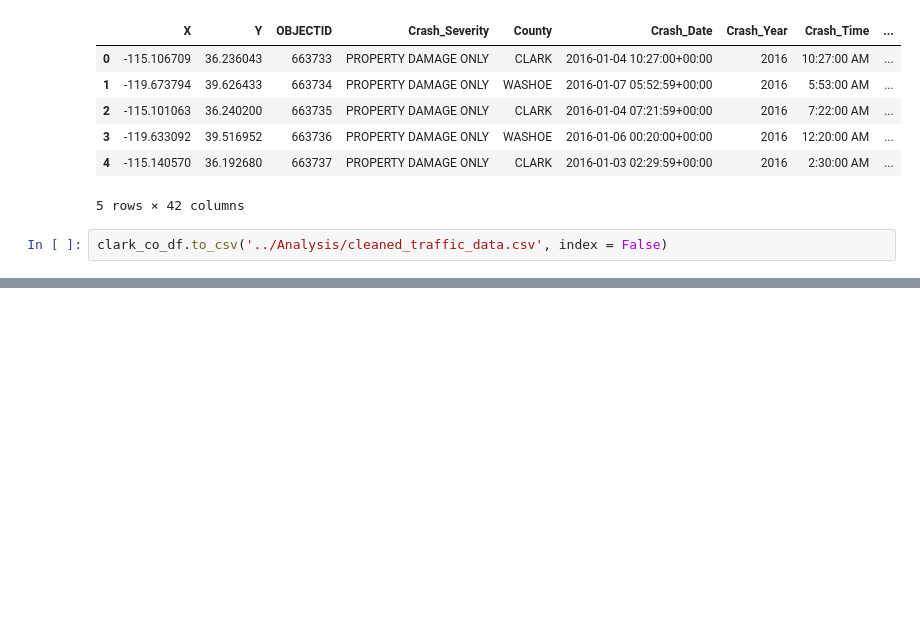
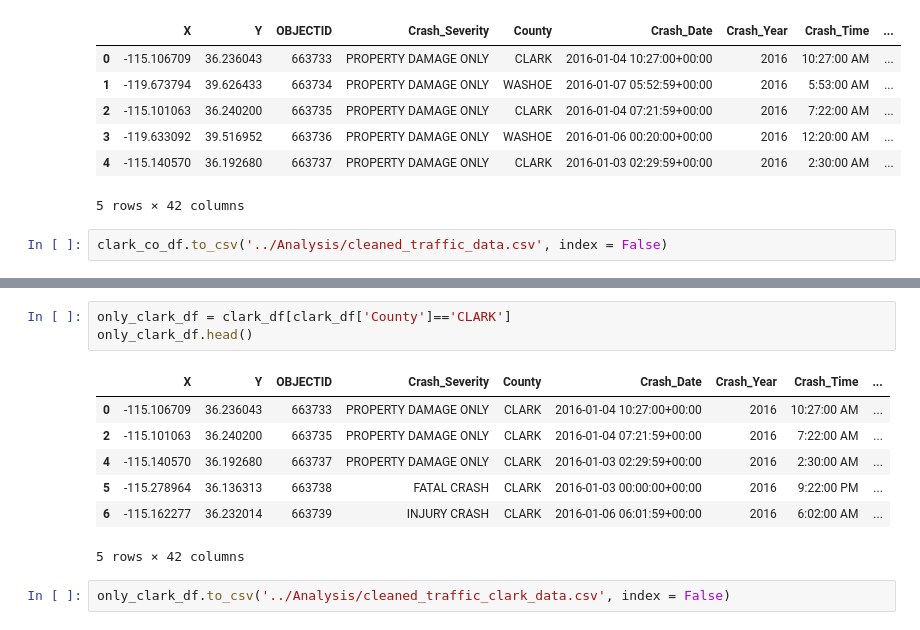
Before and after one commit to JGarza4903/Traffic_Analysis, a Jupyter notebook: Transformations/Nevada_traffic_cleanup.ipynb, the cells around one changed output, grey strips where cells are left out. Cells and saved outputs as stored; diff of their text form; blank space fills up the shorter version.

```diff
--- a/Transformations/Nevada_traffic_cleanup.ipynb
+++ b/Transformations/Nevada_traffic_cleanup.ipynb
@@ -453,0 +494,13 @@ clark_co_df.to_csv('../Analysis/cleaned_traffic_data.csv', index = False)
+# %%
+only_clark_df = clark_df[clark_df['County']=='CLARK']
+only_clark_df.head()
+# %% [output]
+|  | X | Y | OBJECTID | Crash_Severity | County | Crash_Date | Crash_Year | Crash_Time | ... |
+| 0 | -115.106709 | 36.236043 | 663733 | PROPERTY DAMAGE ONLY | CLARK | 2016-01-04 10:27:00+00:00 | 2016 | 10:27:00 AM | ... |
+| 2 | -115.101063 | 36.240200 | 663735 | PROPERTY DAMAGE ONLY | CLARK | 2016-01-04 07:21:59+00:00 | 2016 | 7:22:00 AM | ... |
+| 4 | -115.140570 | 36.192680 | 663737 | PROPERTY DAMAGE ONLY | CLARK | 2016-01-03 02:29:59+00:00 | 2016 | 2:30:00 AM | ... |
+| 5 | -115.278964 | 36.136313 | 663738 | FATAL CRASH | CLARK | 2016-01-03 00:00:00+00:00 | 2016 | 9:22:00 PM | ... |
+| 6 | -115.162277 | 36.232014 | 663739 | INJURY CRASH | CLARK | 2016-01-06 06:01:59+00:00 | 2016 | 6:02:00 AM | ... |
+5 rows × 42 columns
+# %%
+only_clark_df.to_csv('../Analysis/cleaned_traffic_clark_data.csv', index = False)
```
Also changed, not shown: parts of 3 cells of this notebook, 2 other files.
